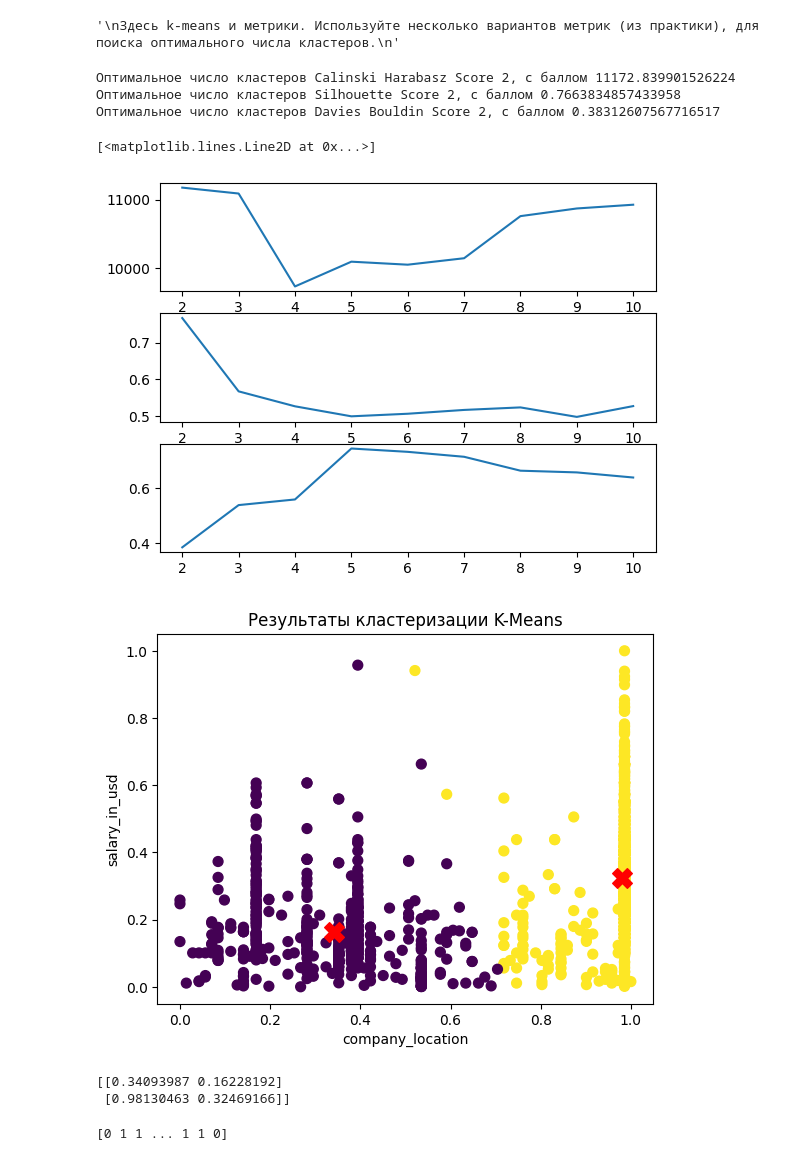
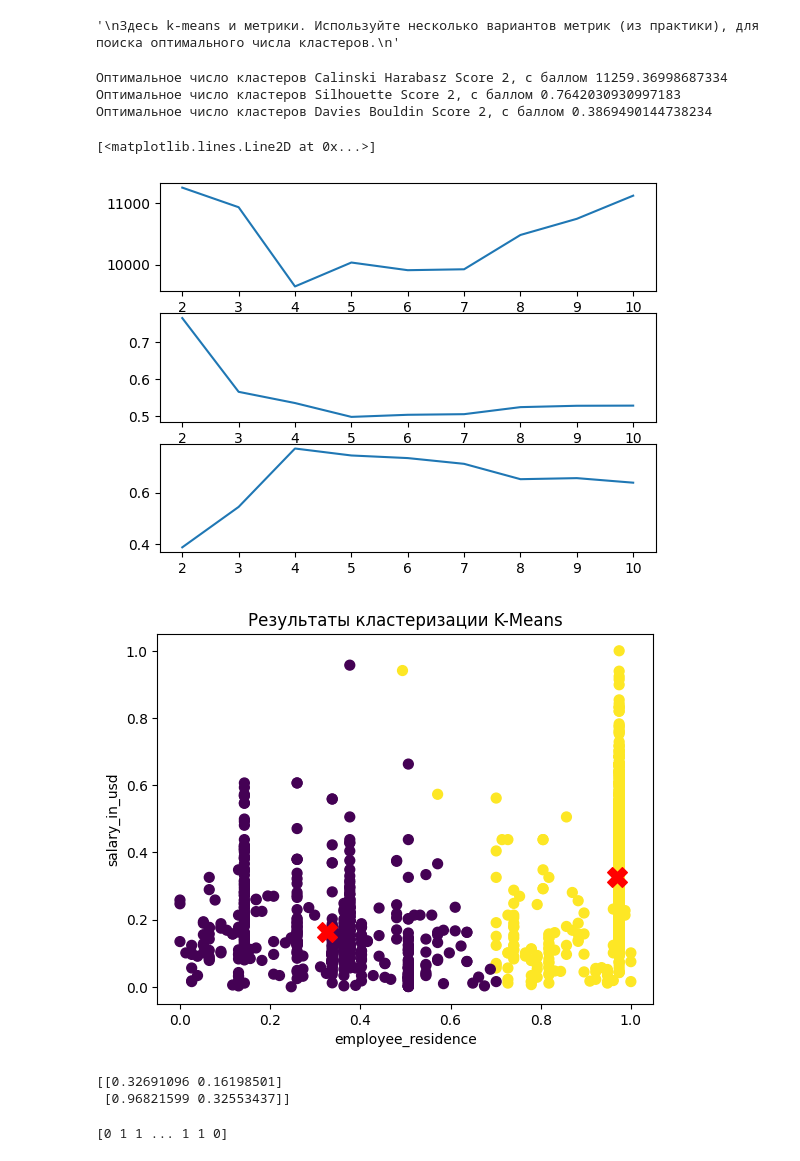
Before and after one commit to mos9z/1lab, a Jupyter notebook: Копия_блокнота_"Задание_4_ipynb".ipynb, the cells around one changed output. Saved outputs shown, nothing was run; the diff lists cells and outputs as text; code cells hidden in the pictures.

```diff
--- a/Копия_блокнота_"Задание_4_ipynb".ipynb
+++ b/Копия_блокнота_"Задание_4_ipynb".ipynb
@@ -90,7 +90,7 @@ Data columns (total 10 columns):
 dtypes: int64(6), object(4)
 memory usage: 293.5+ KB
 # %%
-df_clust = df[['salary_in_usd','company_location']].copy()
+df_clust = df[['salary_in_usd','employee_residence']].copy()
 sns.boxplot(df)# выбросов нет
 # %% [output]
 <Axes: >
@@ -142,7 +142,7 @@ https://gist.github.com/mwaskom/de44147ed2974457ad6372750bbe5751
 # %%
 min_max_scaler = MinMaxScaler()
-min_max_scal = min_max_scaler.fit_transform(df_clust[['company_location','salary_in_usd']])
-df_clust[['company_location','salary_in_usd']] = min_max_scal
+min_max_scal = min_max_scaler.fit_transform(df_clust[['employee_residence','salary_in_usd']])
+df_clust[['employee_residence','salary_in_usd']] = min_max_scal
 df_clust.salary_in_usd.unique()
 # %% [output]
 array([0.18143584, 0.05589973, 0.04578437, ..., 0.05223347, 0.9145814 ,
@@ -179,34 +179,34 @@ axs[1].plot(range(2, 11), score_2)
 axs[2].plot(range(2, 11), score_3)
 # plt.show()
 # %% [output]
-Оптимальное число кластеров Calinski Harabasz Score 2, с баллом 11172.839901526224
-Оптимальное число кластеров Silhouette Score 2, с баллом 0.7663834857433958
-Оптимальное число кластеров Davies Bouldin Score 2, с баллом 0.38312607567716517
+Оптимальное число кластеров Calinski Harabasz Score 2, с баллом 11259.36998687334
+Оптимальное число кластеров Silhouette Score 2, с баллом 0.7642030930997183
+Оптимальное число кластеров Davies Bouldin Score 2, с баллом 0.3869490144738234
 [<matplotlib.lines.Line2D at 0x...>]
-[figure, old version]
+[figure, new version]
 # %%
 import numpy as np
 
 
 kmeans = KMeans(n_clusters= 2,n_init = 10,random_state = 42)
 kmeans.fit(min_max_scal)
 
 
 cluster_centers = kmeans.cluster_centers_
 cluster_labels = kmeans.labels_
-plt.scatter(df_clust['company_location'], df_clust['salary_in_usd'], c=cluster_labels, s=50, cmap='viridis')
+plt.scatter(df_clust['employee_residence'], df_clust['salary_in_usd'], c=cluster_labels, s=50, cmap='viridis')
 plt.scatter(cluster_centers[:, 0], cluster_centers[:, 1], c='red', s=200, marker='X')
-plt.xlabel('company_location')
+plt.xlabel('employee_residence')
 plt.ylabel('salary_in_usd')
 plt.title('Результаты кластеризации K-Means')
 plt.show()
 # %% [output]
-[figure, old version]
+[figure, new version]
 # %%
 print(cluster_centers) # центры кластеров в двумерном пространстве
 # %% [output]
-[[0.34093987 0.16228192]
- [0.98130463 0.32469166]]
+[[0.32691096 0.16198501]
+ [0.96821599 0.32553437]]
 # %%
 print(cluster_labels) #  центры кластеров в двумерном пространстве
 # your_code here
```
Also changed, not shown: parts of 20 cells of this notebook.
